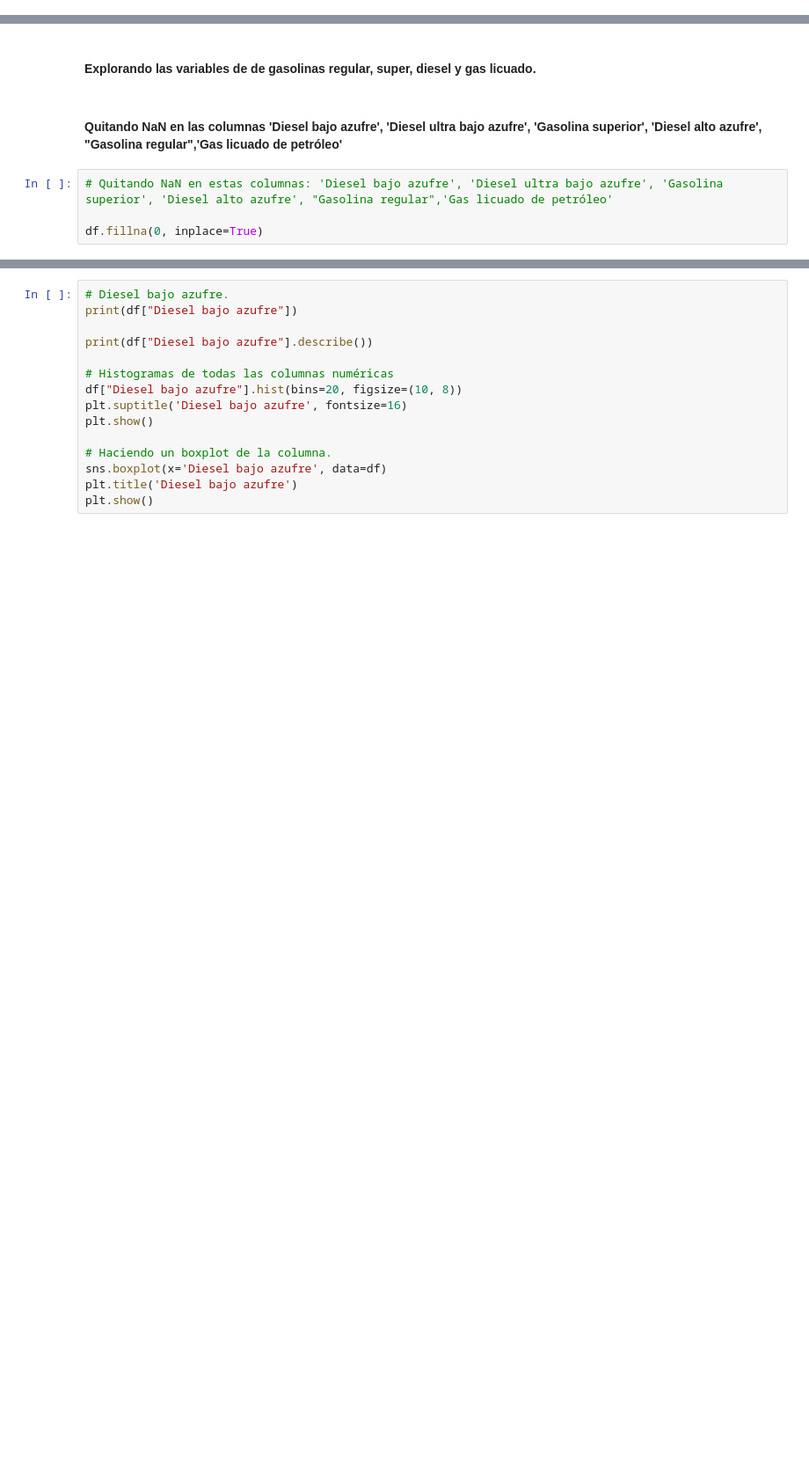
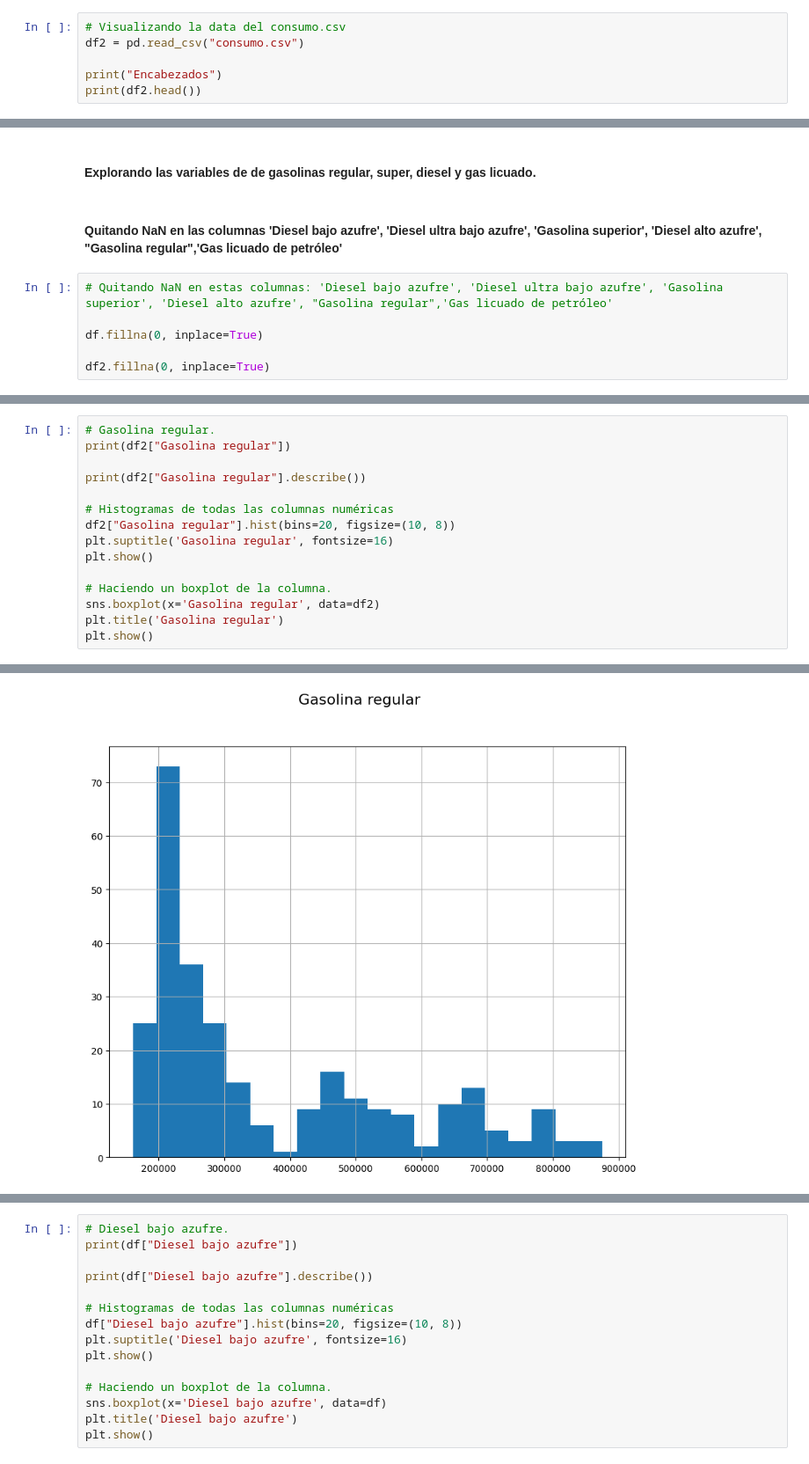
Before and after one commit to Javier19-cmd/Lab2-Data, a Jupyter notebook: Lab2.ipynb, the cells around one changed output, grey strips where cells are left out. Shown at 88% size. Saved outputs shown, nothing was run; the diff lists cells and outputs as text; blank space fills up the shorter version.

```diff
--- a/Lab2.ipynb
+++ b/Lab2.ipynb
@@ -48,3 +52,9 @@ Encabezados
 4                  723346       2.262727e+06
 
 [5 rows x 25 columns]
+# %%
+# Visualizando la data del consumo.csv
+df2 = pd.read_csv("consumo.csv")
+
+print("Encabezados")
+print(df2.head())
@@ -100,4 +151,6 @@ max             730957.000000       4.850360e+06
 # Quitando NaN en estas columnas: 'Diesel bajo azufre', 'Diesel ultra bajo azufre', 'Gasolina superior', 'Diesel alto azufre', "Gasolina regular",'Gas licuado de petróleo'
 
 df.fillna(0, inplace=True)
+
+df2.fillna(0, inplace=True)
 # %%
@@ -135,3 +188,19 @@ max      987872.050000
 Name: Gasolina regular, dtype: float64
 [figure]
 [figure]
+# %%
+# Gasolina regular.
+print(df2["Gasolina regular"])
+
+print(df2["Gasolina regular"].describe())
+
+# Histogramas de todas las columnas numéricas
+df2["Gasolina regular"].hist(bins=20, figsize=(10, 8))
+plt.suptitle('Gasolina regular', fontsize=16)
+plt.show()
+
+# Haciendo un boxplot de la columna.
+sns.boxplot(x='Gasolina regular', data=df2)
+plt.title('Gasolina regular')
+plt.show()
+# %% [output]
@@ -137,0 +224 @@ Name: Gasolina regular, dtype: float64
+[figure, added]
```
Also changed, not shown: parts of 37 cells of this notebook, 4 other files.
